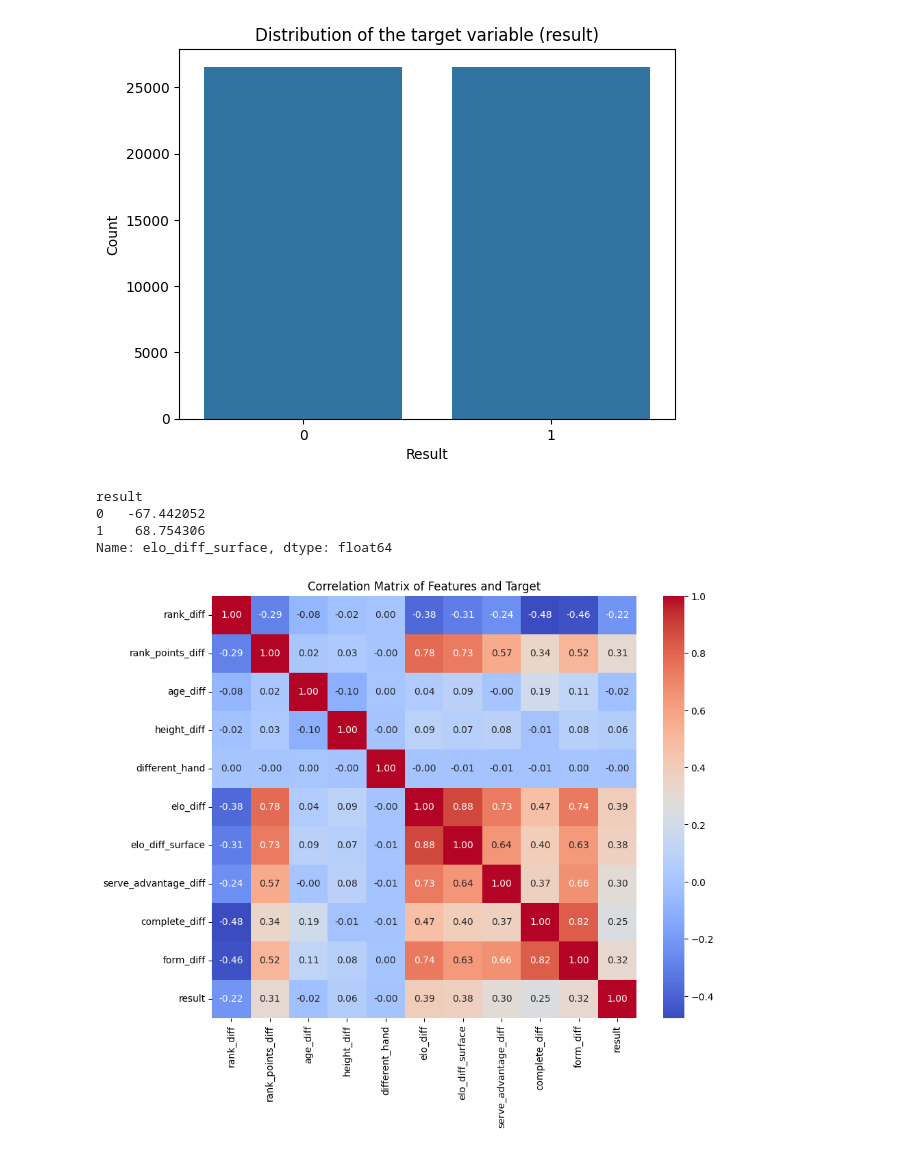
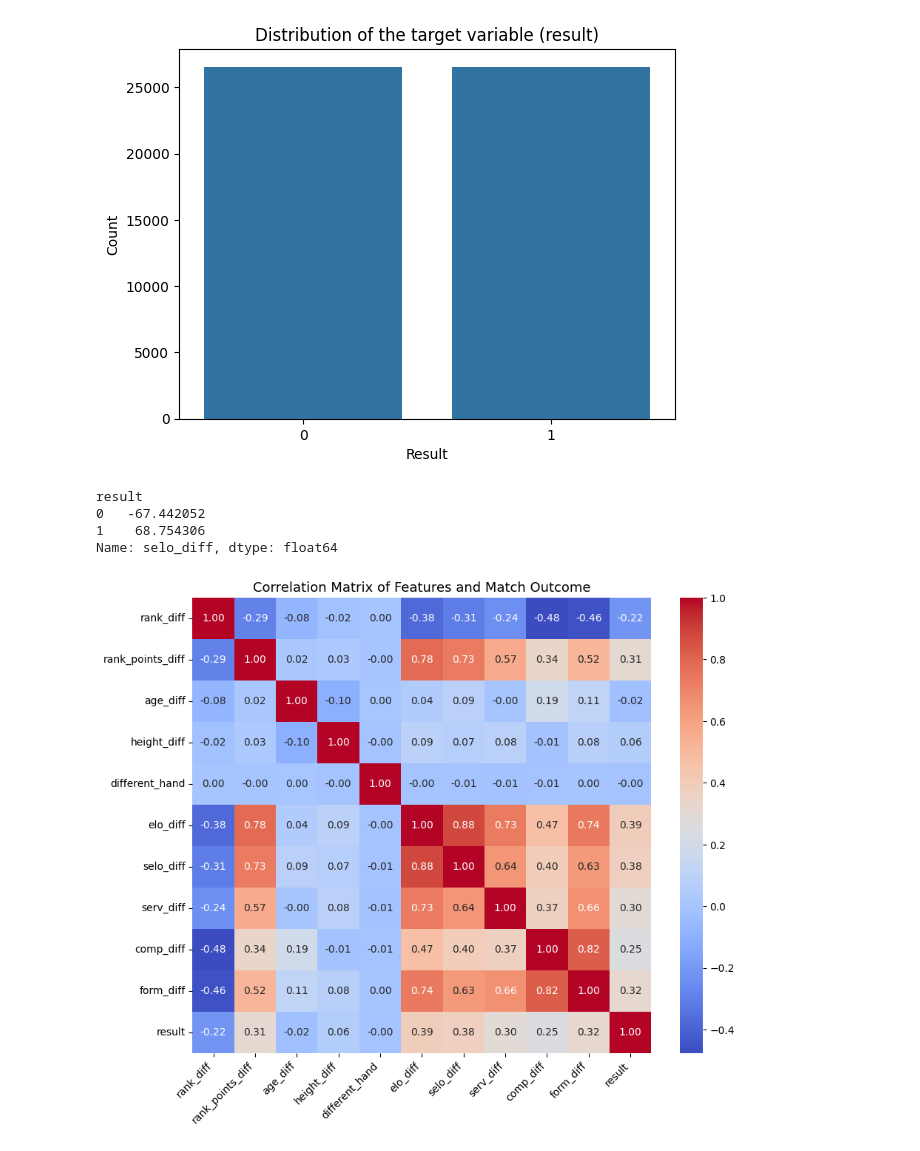
Before and after one commit to arttusokka/Predicting-ATP-matches-outcome, a Jupyter notebook: data_cleaning_preprocessing/data_preprocessing.ipynb, the cells around one changed output. Cells and saved outputs as stored; diff of their text form; code cells hidden in the pictures.

```diff
--- a/data_cleaning_preprocessing/data_preprocessing.ipynb
+++ b/data_cleaning_preprocessing/data_preprocessing.ipynb
@@ -142,13 +142,13 @@ for i, row in df_clean.iterrows():
     surface_elo_dict[key2] = r2_new
 
 #Surface-specific ELO differential feature (1-2)
-df_clean["elo_diff_surface"] = (df_clean["elo_p1_pre_surface"] - df_clean["elo_p2_pre_surface"])
-df_clean.groupby("result")["elo_diff_surface"].mean()
+df_clean["selo_diff"] = (df_clean["elo_p1_pre_surface"] - df_clean["elo_p2_pre_surface"])
+df_clean.groupby("result")["selo_diff"].mean()
 # %% [output]
 result
 0   -67.442052
 1    68.754306
-Name: elo_diff_surface, dtype: float64
+Name: selo_diff, dtype: float64
 # %%
 #SERVE ADVANTAGE:
 #Serve points won
@@ -190,7 +190,7 @@ df_clean["p2_ret_hist"] = (
     .transform(lambda s: s.shift(1).rolling(20, min_periods=5).mean())
 )
 
-df_clean["serve_advantage_diff"] = (
+df_clean["serv_diff"] = (
     (df_clean["p1_srv_hist"] - df_clean["p2_ret_hist"]) -
     (df_clean["p2_srv_hist"] - df_clean["p1_ret_hist"])
 ).fillna(0)
@@ -222,7 +222,7 @@ df_clean["p2_complete_hist"] = (
 )
 
 #Completeness diff feature (1-2)
-df_clean["complete_diff"] = (
+df_clean["comp_diff"] = (
     df_clean["p1_complete_hist"].fillna(0) -
     df_clean["p2_complete_hist"].fillna(0)
 )
@@ -251,24 +251,27 @@ df_clean["form_diff"] = (
 # %%
 #correlation matrix with all features
 X = [
     "rank_diff",
     "rank_points_diff",
     "age_diff",
     "height_diff",
     "different_hand",
     "elo_diff",
-    "elo_diff_surface",
-    "serve_advantage_diff",
-    "complete_diff",
+    "selo_diff",
+    "serv_diff",
+    "comp_diff",
     "form_diff",
 ]
 corr_matrix = df_clean[X + ["result"]].corr()
 plt.figure(figsize=(10, 8))
 sns.heatmap(corr_matrix, annot=True, cmap="coolwarm", fmt=".2f")
-plt.title("Correlation Matrix of Features and Target")
+plt.xticks(rotation=45, ha="right")
+plt.yticks(rotation=0)
+
+plt.title("Correlation Matrix of Features and Match Outcome", fontsize=13)
 plt.show()
 # %% [output]
-[figure, old version]
+[figure, new version]
 # %%
 #save the data
 df_clean.to_csv("../data/atp_matches_2000_2019_clean.csv", index=False)
```
Also changed, not shown: parts of 1 cell of this notebook, 8 other files.
